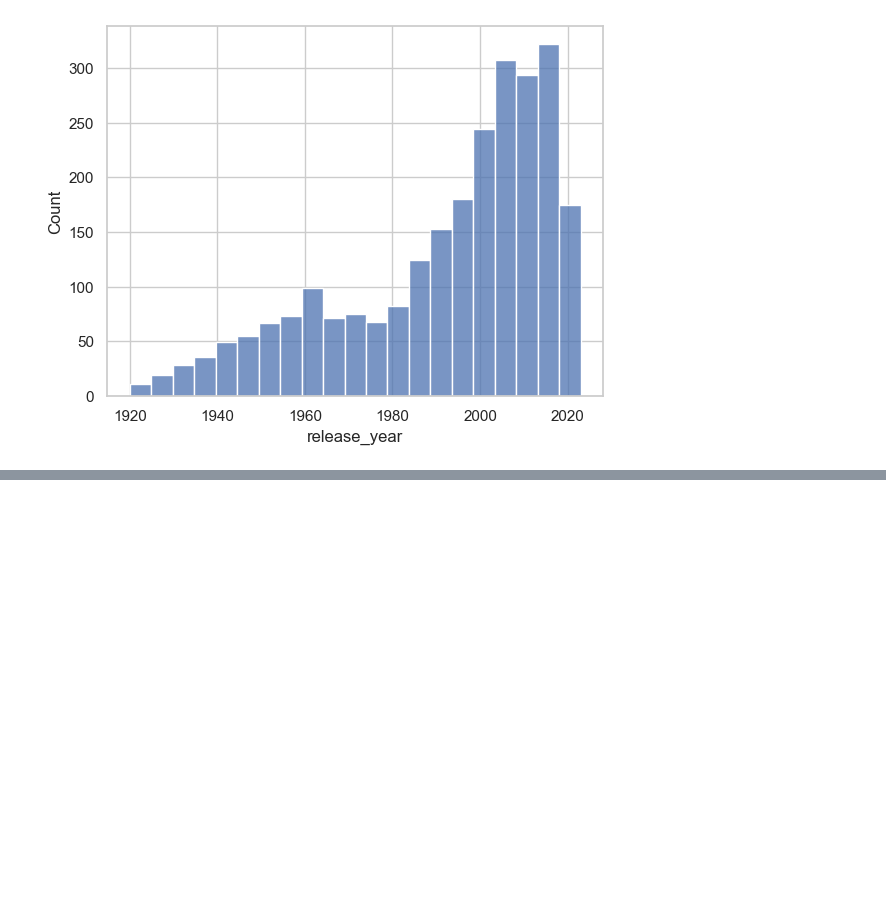
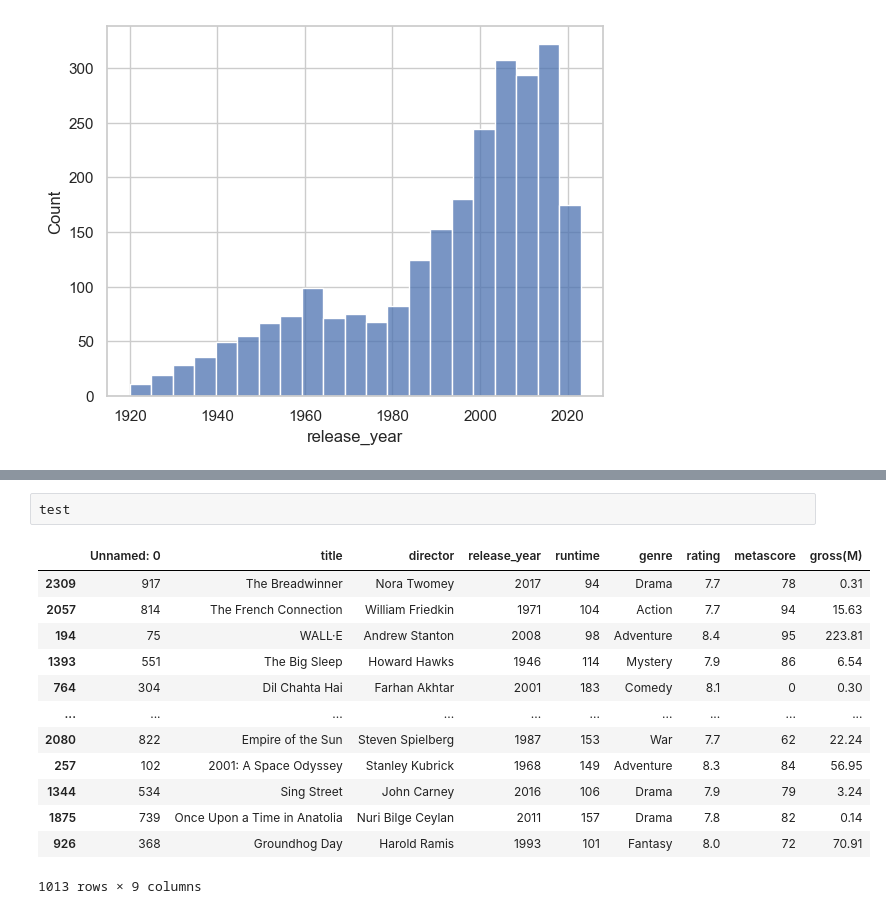
Before and after one commit to matiespinel/Avanzado_Chona, a Jupyter notebook: tp.ipynb, the cells around one changed output, grey strips where cells are left out. Cells and saved outputs as stored; diff of their text form; blank space fills up the shorter version.

```diff
--- a/tp.ipynb
+++ b/tp.ipynb
@@ -85,0 +139,16 @@ sns.histplot(data = df, x = 'release_year')
+# %%
+test
+# %% [output]
+|  | Unnamed: 0 | title | director | release_year | runtime | genre | rating | metascore | gross(M) |
+| 2309 | 917 | The Breadwinner | Nora Twomey | 2017 | 94 | Drama | 7.7 | 78 | 0.31 |
+| 2057 | 814 | The French Connection | William Friedkin | 1971 | 104 | Action | 7.7 | 94 | 15.63 |
+| 194 | 75 | WALL·E | Andrew Stanton | 2008 | 98 | Adventure | 8.4 | 95 | 223.81 |
+| 1393 | 551 | The Big Sleep | Howard Hawks | 1946 | 114 | Mystery | 7.9 | 86 | 6.54 |
+| 764 | 304 | Dil Chahta Hai | Farhan Akhtar | 2001 | 183 | Comedy | 8.1 | 0 | 0.30 |
+| ... | ... | ... | ... | ... | ... | ... | ... | ... | ... |
+| 2080 | 822 | Empire of the Sun | Steven Spielberg | 1987 | 153 | War | 7.7 | 62 | 22.24 |
+| 257 | 102 | 2001: A Space Odyssey | Stanley Kubrick | 1968 | 149 | Adventure | 8.3 | 84 | 56.95 |
+| 1344 | 534 | Sing Street | John Carney | 2016 | 106 | Drama | 7.9 | 79 | 3.24 |
+| 1875 | 739 | Once Upon a Time in Anatolia | Nuri Bilge Ceylan | 2011 | 157 | Drama | 7.8 | 82 | 0.14 |
+| 926 | 368 | Groundhog Day | Harold Ramis | 1993 | 101 | Fantasy | 8.0 | 72 | 70.91 |
+1013 rows × 9 columns
```
Also changed, not shown: parts of 7 cells of this notebook.
